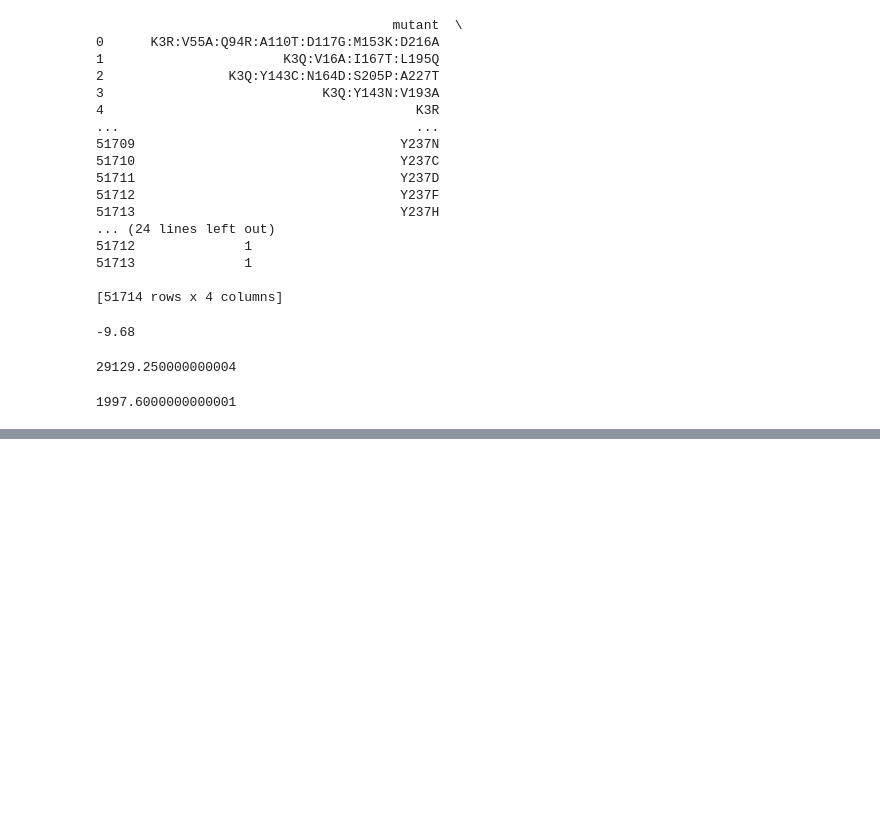
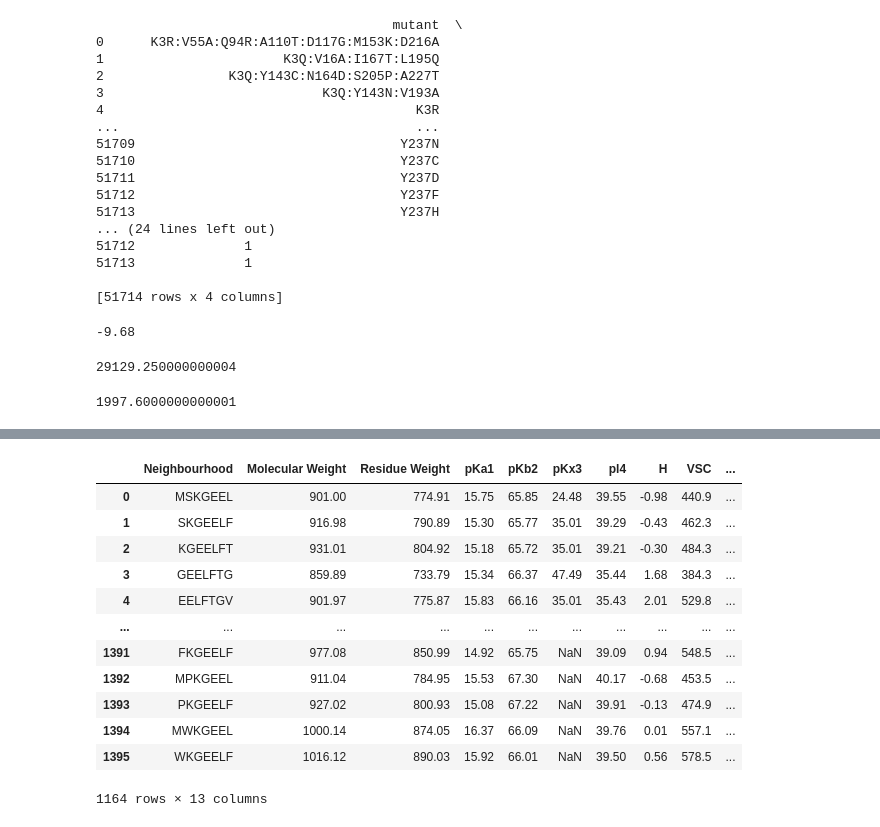
Before and after one commit to datascience-mobi-2023/topic02_team03, a Jupyter notebook: Roman-AS-Eigenschaften.ipynb, the cells around one changed output, grey strips where cells are left out. Cells and saved outputs as stored; diff of their text form; code cells hidden in the pictures; blank space fills up the shorter version.

```diff
--- a/Roman-AS-Eigenschaften.ipynb
+++ b/Roman-AS-Eigenschaften.ipynb
@@ -193,0 +582,3 @@ print(result_polar)
+# %%
+Roman_2_filtered = pd.concat([unmutiert_alle_eig_neighb, Roman_2_filtered], axis=0, ignore_index=True)
+print(Roman_2_filtered)
@@ -193,0 +603,17 @@ print(result_polar)
+# %%
+Roman_3 = Roman_2_filtered.drop_duplicates()
+Roman_3
+# %% [output]
+|  | Neighbourhood | Molecular Weight | Residue Weight | pKa1 | pKb2 | pKx3 | pl4 | H | VSC | ... |
+| 0 | MSKGEEL | 901.00 | 774.91 | 15.75 | 65.85 | 24.48 | 39.55 | -0.98 | 440.9 | ... |
+| 1 | SKGEELF | 916.98 | 790.89 | 15.30 | 65.77 | 35.01 | 39.29 | -0.43 | 462.3 | ... |
+| 2 | KGEELFT | 931.01 | 804.92 | 15.18 | 65.72 | 35.01 | 39.21 | -0.30 | 484.3 | ... |
+| 3 | GEELFTG | 859.89 | 733.79 | 15.34 | 66.37 | 47.49 | 35.44 | 1.68 | 384.3 | ... |
+| 4 | EELFTGV | 901.97 | 775.87 | 15.83 | 66.16 | 35.01 | 35.43 | 2.01 | 529.8 | ... |
+| ... | ... | ... | ... | ... | ... | ... | ... | ... | ... | ... |
+| 1391 | FKGEELF | 977.08 | 850.99 | 14.92 | 65.75 | NaN | 39.09 | 0.94 | 548.5 | ... |
+| 1392 | MPKGEEL | 911.04 | 784.95 | 15.53 | 67.30 | NaN | 40.17 | -0.68 | 453.5 | ... |
+| 1393 | PKGEELF | 927.02 | 800.93 | 15.08 | 67.22 | NaN | 39.91 | -0.13 | 474.9 | ... |
+| 1394 | MWKGEEL | 1000.14 | 874.05 | 16.37 | 66.09 | NaN | 39.76 | 0.01 | 557.1 | ... |
+| 1395 | WKGEELF | 1016.12 | 890.03 | 15.92 | 66.01 | NaN | 39.50 | 0.56 | 578.5 | ... |
+1164 rows × 13 columns
```
Also changed, not shown: parts of 15 cells of this notebook.
